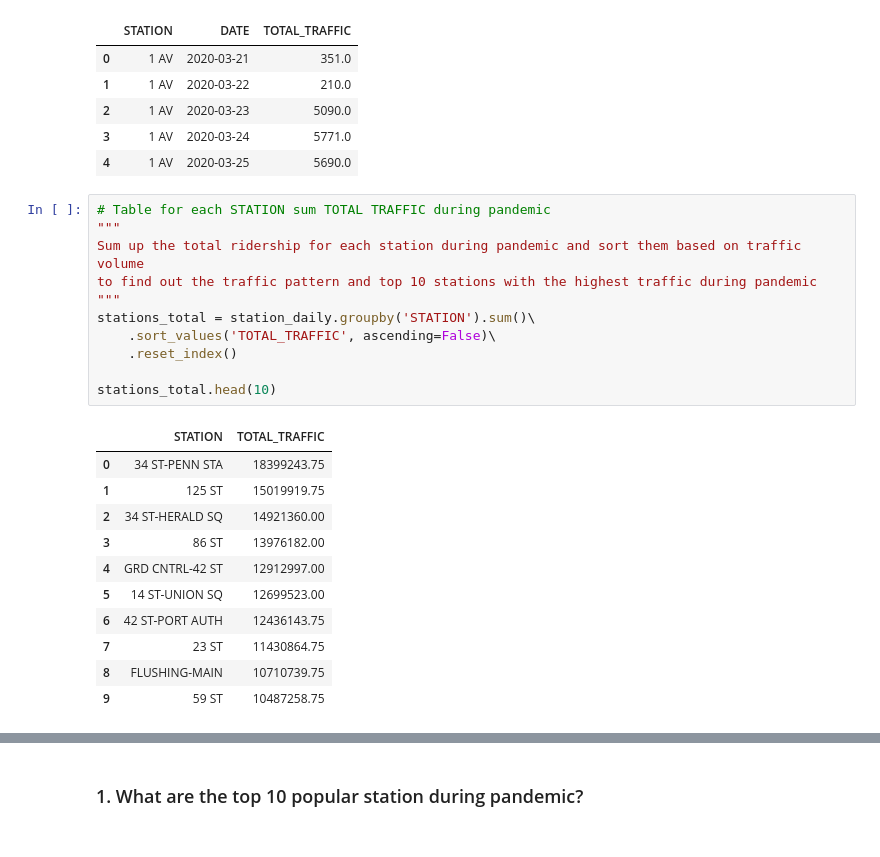
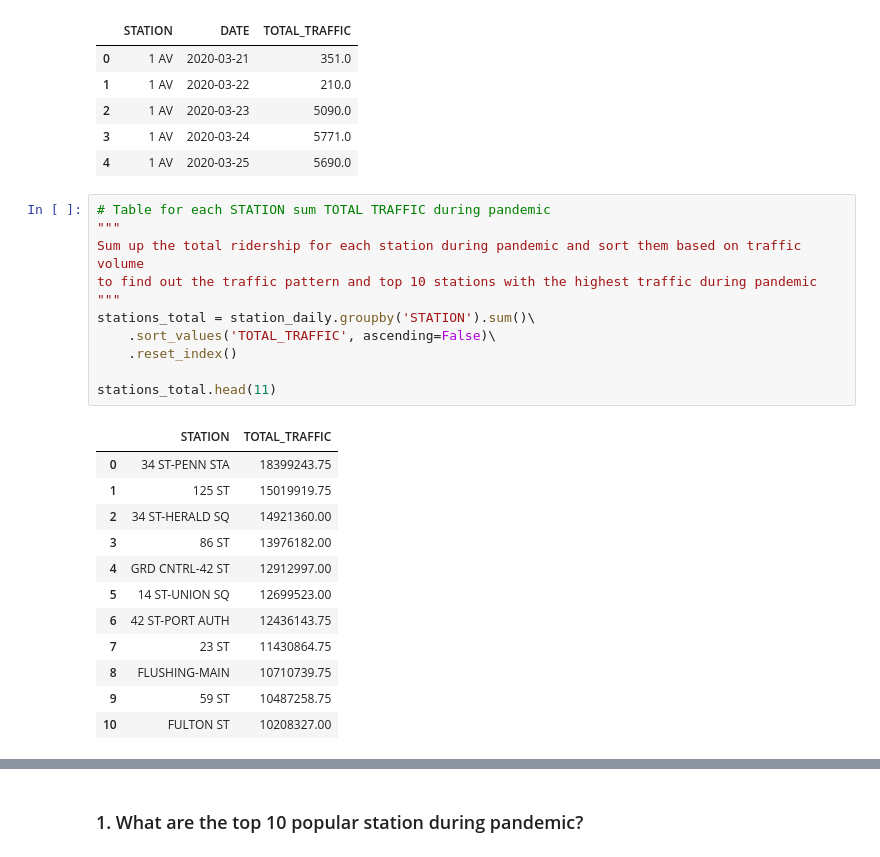
Before and after one commit to crystal-ctrl/EDA_MTA_Turnstile, a Jupyter notebook: 3_EDA_data_vis.ipynb, the cells around one changed output, grey strips where cells are left out. Saved outputs shown, nothing was run; the diff lists cells and outputs as text.

```diff
--- a/3_EDA_data_vis.ipynb
+++ b/3_EDA_data_vis.ipynb
@@ -50,23 +50,24 @@ station_daily.head()
 # %%
 # Table for each STATION sum TOTAL TRAFFIC during pandemic
 """
 Sum up the total ridership for each station during pandemic and sort them based on traffic volume
 to find out the traffic pattern and top 10 stations with the highest traffic during pandemic
 """
 stations_total = station_daily.groupby('STATION').sum()\
     .sort_values('TOTAL_TRAFFIC', ascending=False)\
     .reset_index()
 
-stations_total.head(10)
+stations_total.head(11)
 # %% [output]
 |  | STATION | TOTAL_TRAFFIC |
 | 0 | 34 ST-PENN STA | 18399243.75 |
 | 1 | 125 ST | 15019919.75 |
 | 2 | 34 ST-HERALD SQ | 14921360.00 |
 | 3 | 86 ST | 13976182.00 |
 | 4 | GRD CNTRL-42 ST | 12912997.00 |
 | 5 | 14 ST-UNION SQ | 12699523.00 |
 | 6 | 42 ST-PORT AUTH | 12436143.75 |
 | 7 | 23 ST | 11430864.75 |
 | 8 | FLUSHING-MAIN | 10710739.75 |
 | 9 | 59 ST | 10487258.75 |
+| 10 | FULTON ST | 10208327.00 |
```
Also changed, not shown: parts of 2 cells of this notebook, 2 other files.
